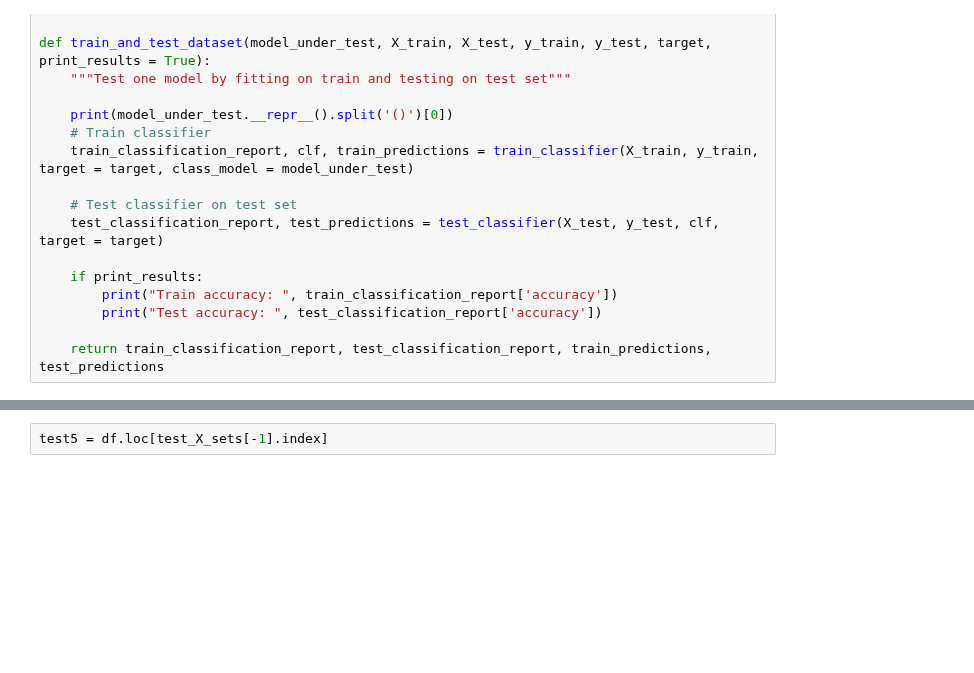
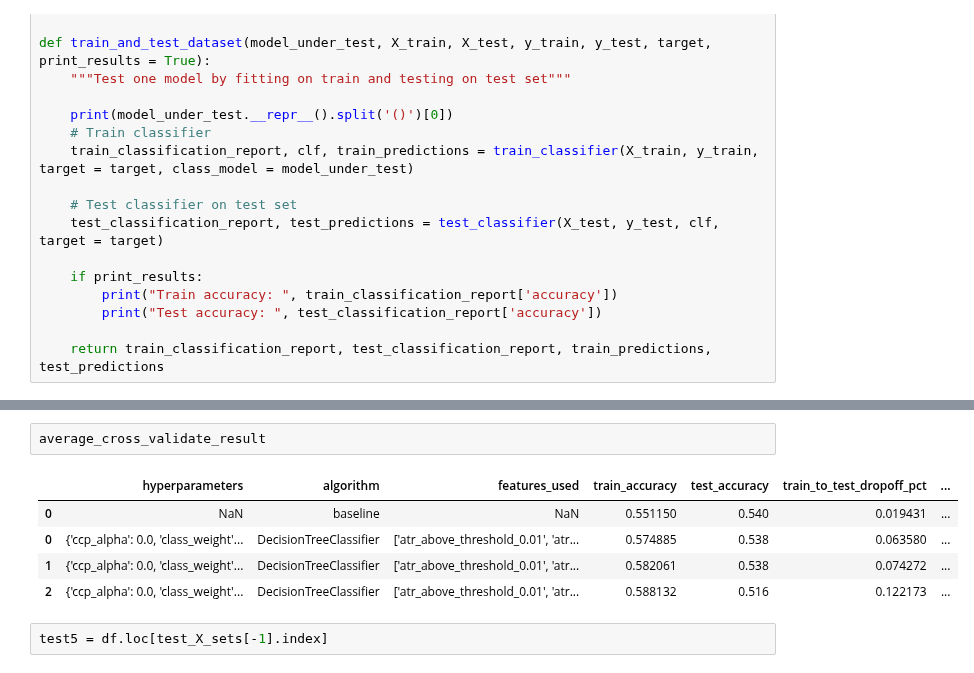
Before and after one commit to FinancialForecasters/financial_forecaster, a Jupyter notebook: explore_jesse.ipynb, the cells around one changed output, grey strips where cells are left out. Cells and saved outputs as stored; diff of their text form; blank space fills up the shorter version.

```diff
--- a/explore_jesse.ipynb
+++ b/explore_jesse.ipynb
@@ -657,3 +704,11 @@ LogisticRegression(C=0.01)
+# %%
+average_cross_validate_result
+# %% [output]
+|  | hyperparameters | algorithm | features_used | train_accuracy | test_accuracy | train_to_test_dropoff_pct | ... |
+| 0 | NaN | baseline | NaN | 0.551150 | 0.540 | 0.019431 | ... |
+| 0 | {'ccp_alpha': 0.0, 'class_weight'... | DecisionTreeClassifier | ['atr_above_threshold_0.01', 'atr... | 0.574885 | 0.538 | 0.063580 | ... |
+| 1 | {'ccp_alpha': 0.0, 'class_weight'... | DecisionTreeClassifier | ['atr_above_threshold_0.01', 'atr... | 0.582061 | 0.538 | 0.074272 | ... |
+| 2 | {'ccp_alpha': 0.0, 'class_weight'... | DecisionTreeClassifier | ['atr_above_threshold_0.01', 'atr... | 0.588132 | 0.516 | 0.122173 | ... |
 # %%
 test5 = df.loc[test_X_sets[-1].index]
 # %%
```
Also changed, not shown: parts of 8 cells of this notebook.
